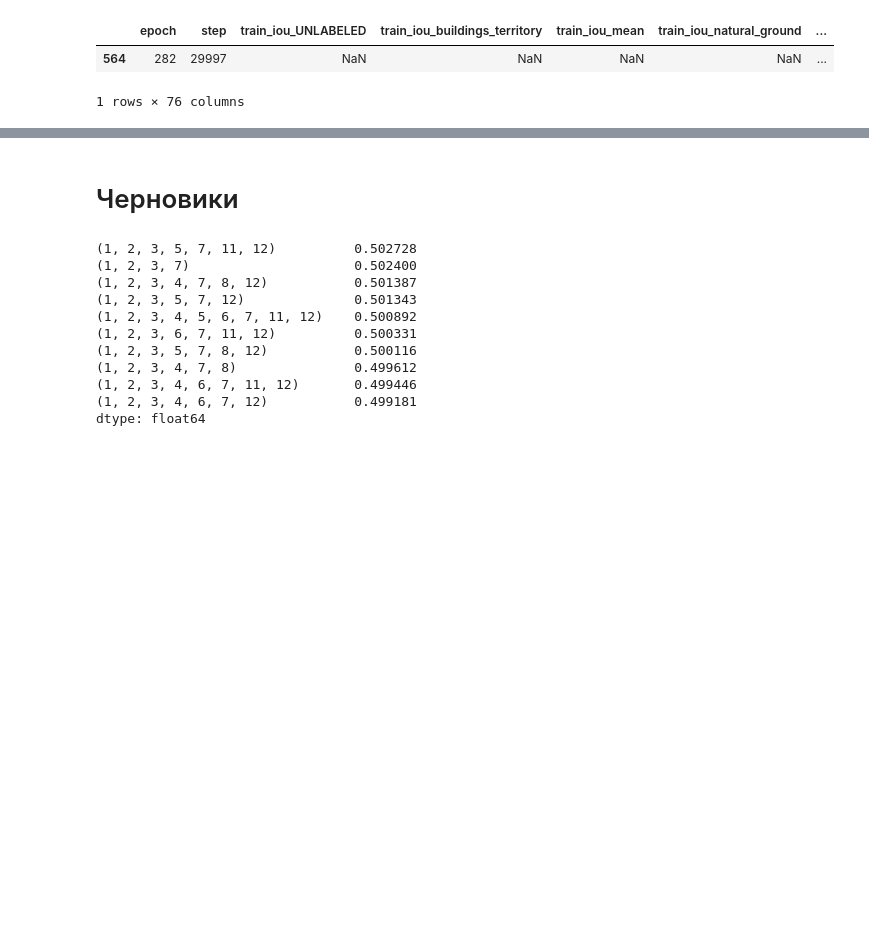
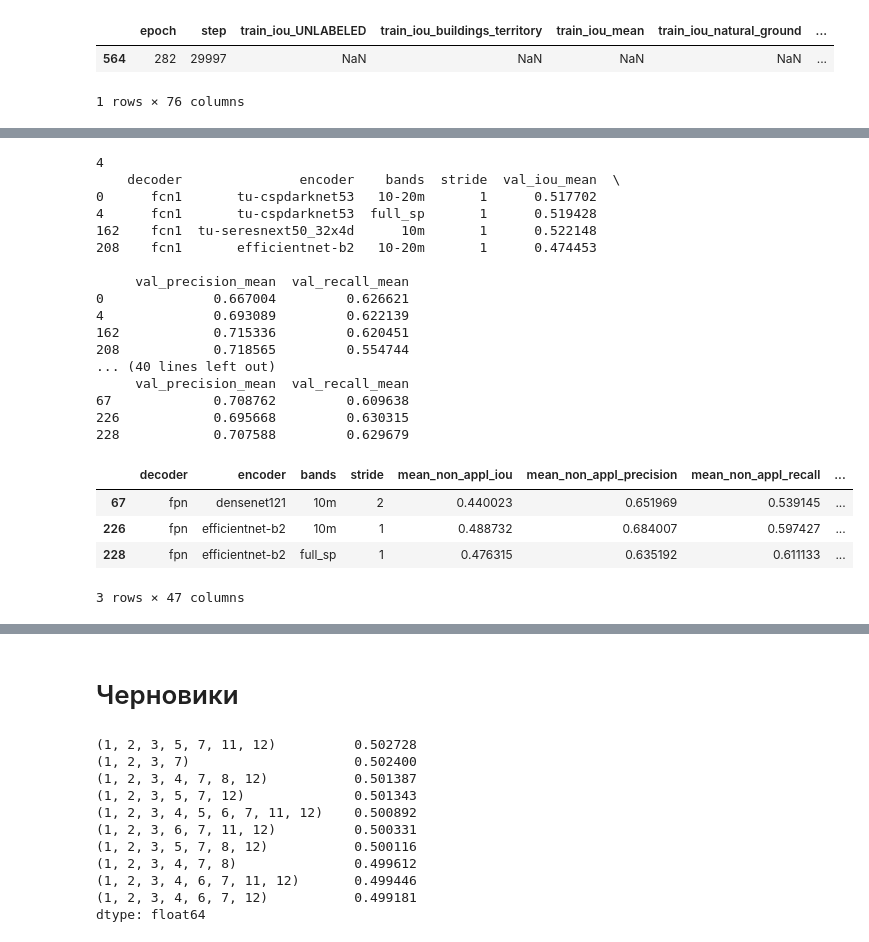
Before and after one commit to cafe1930/MultispectralSegmentation, a Jupyter notebook: gather_training_info.ipynb, the cells around one changed output, grey strips where cells are left out. Cells and saved outputs as stored; diff of their text form; code cells hidden in the pictures; blank space fills up the shorter version.

```diff
--- a/gather_training_info.ipynb
+++ b/gather_training_info.ipynb
@@ -421,0 +411,22 @@ metrics_df[metrics_df['val_iou_mean']==metrics_df['val_iou_mean'].max()]
+# %%
+
+decoders_list = all_resuls_df['decoder'].unique().tolist()
+
+metric_names = [
+    'val_iou_mean',
+    'mean_non_appl_iou',
+    'mean_appl_iou',
+    'val_precision_mean',
+    'val_recall_mean',
+    ]
+
+saving_dir = r'saving_dir/mean_metrics'
+os.makedirs(saving_dir, exist_ok=True)
+
+for decoder_name in decoders_list:
+    condition = all_resuls_df['decoder'] == decoder_name
+    decoder_df = all_resuls_df[condition][['decoder', 'encoder', 'bands', 'stride'] + metric_names]
+    path_to_save = os.path.join(saving_dir, f'{decoder_name}_mean.csv')
+    decoder_df.to_csv(path_to_save, index=False)
+
+decoder_df[metric_names]
@@ -421,0 +684,45 @@ metrics_df[metrics_df['val_iou_mean']==metrics_df['val_iou_mean'].max()]
+# %%
+metric_names = set(all_resuls_df.columns) - set(['decoder', 'encoder', 'bands', 'stride'])
+metric_names = list(metric_names)
+
+metric_names = [
+    'val_iou_mean',
+    #'mean_non_appl_iou',
+    #'mean_appl_iou',
+    'val_precision_mean',
+    'val_recall_mean',
+    ]
+
+decoders_list = all_resuls_df['decoder'].unique().tolist()
+for decoder_name in decoders_list:
+    decoder_df = all_resuls_df[all_resuls_df['decoder']==decoder_name]
+
+    decoder_df_max = build_pareto_front_maximize(decoder_df, objectives=metric_names)
+
+    pareto_front_df = build_pareto_front_df(decoder_df_max, objectives=metric_names)
+    print(len(pareto_front_df))
+    print(pareto_front_df[['decoder', 'encoder', 'bands', 'stride']+metric_names])
+pareto_front_df
+# %% [output]
+4
+    decoder               encoder    bands  stride  val_iou_mean  \
+0      fcn1       tu-cspdarknet53   10-20m       1      0.517702
+4      fcn1       tu-cspdarknet53  full_sp       1      0.519428
+162    fcn1  tu-seresnext50_32x4d      10m       1      0.522148
+208    fcn1       efficientnet-b2   10-20m       1      0.474453
+
+     val_precision_mean  val_recall_mean
+0              0.667004         0.626621
+4              0.693089         0.622139
+162            0.715336         0.620451
+208            0.718565         0.554744
+... (40 lines left out)
+     val_precision_mean  val_recall_mean
+67             0.708762         0.609638
+226            0.695668         0.630315
+228            0.707588         0.629679
+|  | decoder | encoder | bands | stride | mean_non_appl_iou | mean_non_appl_precision | mean_non_appl_recall | ... |
+| 67 | fpn | densenet121 | 10m | 2 | 0.440023 | 0.651969 | 0.539145 | ... |
+| 226 | fpn | efficientnet-b2 | 10m | 1 | 0.488732 | 0.684007 | 0.597427 | ... |
+| 228 | fpn | efficientnet-b2 | full_sp | 1 | 0.476315 | 0.635192 | 0.611133 | ... |
+3 rows × 47 columns
```
Also changed, not shown: parts of 13 cells of this notebook.
